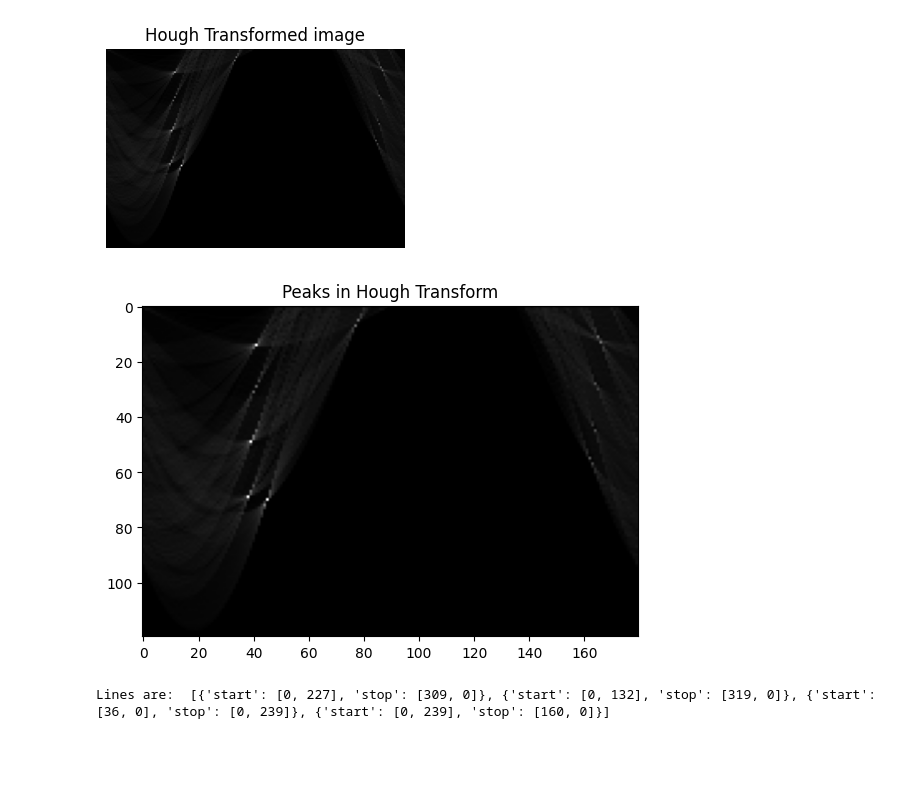
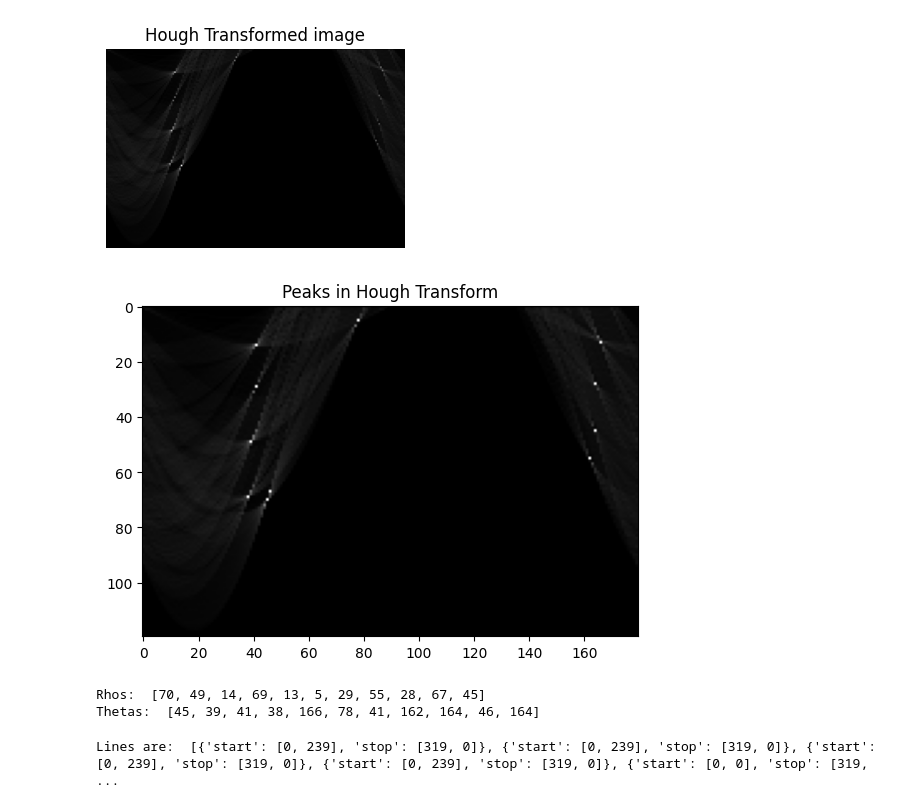
Before and after one commit to AhmadElsaeedd/computervision, a Jupyter notebook: Lab3- Hough Transform/AhmedElsaid_Lab2_Hough.ipynb, the cells around one changed output. Saved outputs shown, nothing was run; the diff lists cells and outputs as text; code cells hidden in the pictures; blank space fills up the shorter version.

Commit message:
submission for hough transform lab, not entirely correct

```diff
--- a/Lab3- Hough Transform/AhmedElsaid_Lab2_Hough.ipynb
+++ b/Lab3- Hough Transform/AhmedElsaid_Lab2_Hough.ipynb
@@ -184,7 +184,7 @@ fig.set_size_inches(15, 15)
 # %% [output]
 [figure]
 # %%
-def HoughNonMaxSuppression(H, neighborhood_size=5, relative_threshold=0.5):
+def HoughNonMaxSuppression(H, neighborhood_size=5, relative_threshold=0.25):
     # Calculate the threshold based on the maximum value in H and a relative factor
     max_value = H.max()
     threshold = relative_threshold * max_value
@@ -210,64 +210,65 @@ def HoughNonMaxSuppression(H, neighborhood_size=5, relative_threshold=0.5):
 # %%
 def visualize_peaks(H, peaks):
     H_peaks = H.copy()
     for rho_index, theta_index in peaks:
         H_peaks[rho_index, theta_index] = 255  # Mark the peak
     plt.imshow(H_peaks, cmap='gray')
     plt.title("Peaks in Hough Transform")
     plt.show()
 
 #Finding lines function
 def HoughLines(H,nLines):
   #Finding the peaks
   peaks = HoughNonMaxSuppression(H)
   # print(peaks)
   visualize_peaks(H, peaks)
   #Sorting the peaks in descending order
   sorted_peaks = sorted(peaks,key=lambda x: H[x[0],x[1]], reverse = True)
   # print(sorted_peaks[:10])
   rhos = []
   thetas = []
   for i in range(min(nLines,len(sorted_peaks))):
     peak = sorted_peaks[i]
     rho, theta = peak
     rhos.append(rho)
     thetas.append(theta)
   return rhos, thetas
 
-rhos, thetas = HoughLines(H,20)
+rhos, thetas = HoughLines(H,200)
+print("Rhos: ", rhos)
+print("Thetas: ", thetas)
 # %% [output]
-[figure, old version]
+[figure, new version]
+Rhos:  [70, 49, 14, 69, 13, 5, 29, 55, 28, 67, 45]
+Thetas:  [45, 39, 41, 38, 166, 78, 41, 162, 164, 46, 164]
 # %%
 def HoughLineSegments(lineRho, lineTheta, Im):
     lines = []
     height, width = Im.shape[:2]
     for rho, theta in zip(lineRho, lineTheta):
-        a = np.cos(theta)
-        b = np.sin(theta)
-        x0 = a * rho
-        y0 = b * rho
-        x1 = int(x0 + width * (-b))
-        y1 = int(y0 + width * (a))
-        x2 = int(x0 - width * (-b))
-        y2 = int(y0 - width * (a))
-        # Clipping the line to the image boundaries
-        x1, y1 = clip_line_to_image(x1, y1, width, height)
-        x2, y2 = clip_line_to_image(x2, y2, width, height)
+        # Convert theta from degrees to radians
+        theta_rad = np.deg2rad(theta)
+        a = np.cos(theta_rad)
+        b = np.sin(theta_rad)
+
+        # The correct way to calculate x and y for the line
+        x0 = width / 2 + (a * rho)
+        y0 = height / 2 + (b * rho)
+
+        # Extend the line segment to the image boundaries
+        x1 = int(x0 + 1000 * (-b))
+        y1 = int(y0 + 1000 * (a))
+        x2 = int(x0 - 1000 * (-b))
+        y2 = int(y0 - 1000 * (a))
 
         lines.append({'start': [x1, y1], 'stop': [x2, y2]})
     return lines
 
-def clip_line_to_image(x, y, width, height):
-    # Clip the line coordinates to be within the image boundaries
-    x = max(0, min(x, width - 1))
-    y = max(0, min(y, height - 1))
-    return x, y
-
 # lines = HoughLineSegments(rhos,thetas,input_image)
 lines = HoughLineSegments(rhos,thetas,ThresholdedImage)
 print("Lines are: ", lines)
 # %% [output]
-Lines are:  [{'start': [0, 227], 'stop': [309, 0]}, {'start': [0, 132], 'stop': [319, 0]}, {'start': [36, 0], 'stop': [0, 239]}, {'start': [0, 239], 'stop': [160, 0]}]
+Lines are:  [{'start': [0, 239], 'stop': [319, 0]}, {'start': [0, 239], 'stop': [319, 0]}, {'start': [0, 239], 'stop': [319, 0]}, {'start': [0, 239], 'stop': [319, 0]}, {'start': [0, 0], 'stop': [319, ...
 # %%
 def drawLines(lines, Im):
     output = cv2.cvtColor(Im, cv2.COLOR_GRAY2BGR)  # Convert to BGR to draw colored lines
```
Also changed, not shown: parts of 1 cell of this notebook.
